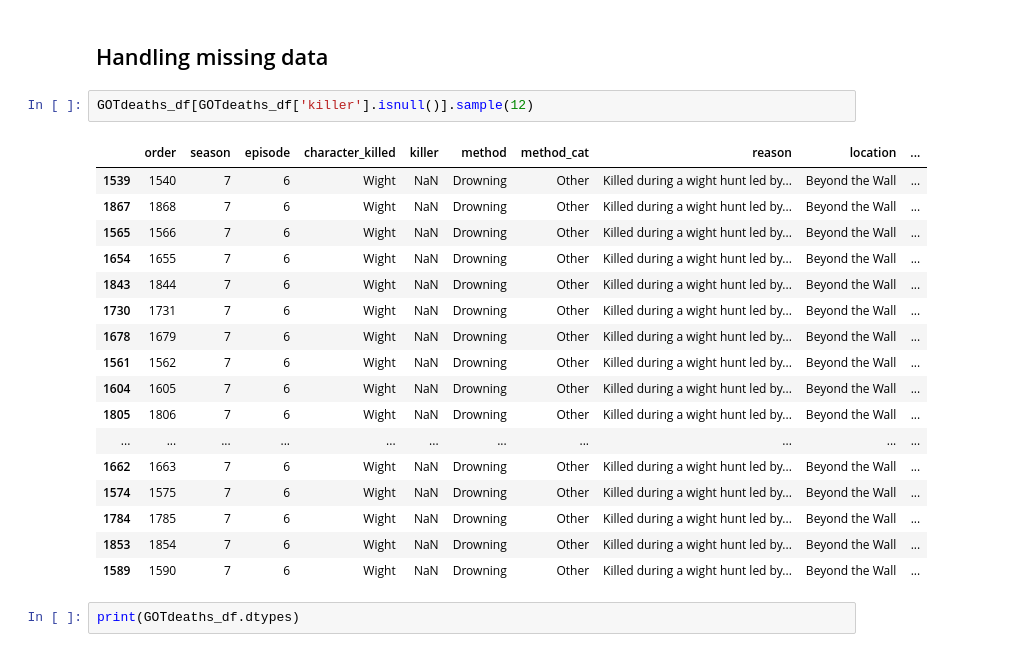
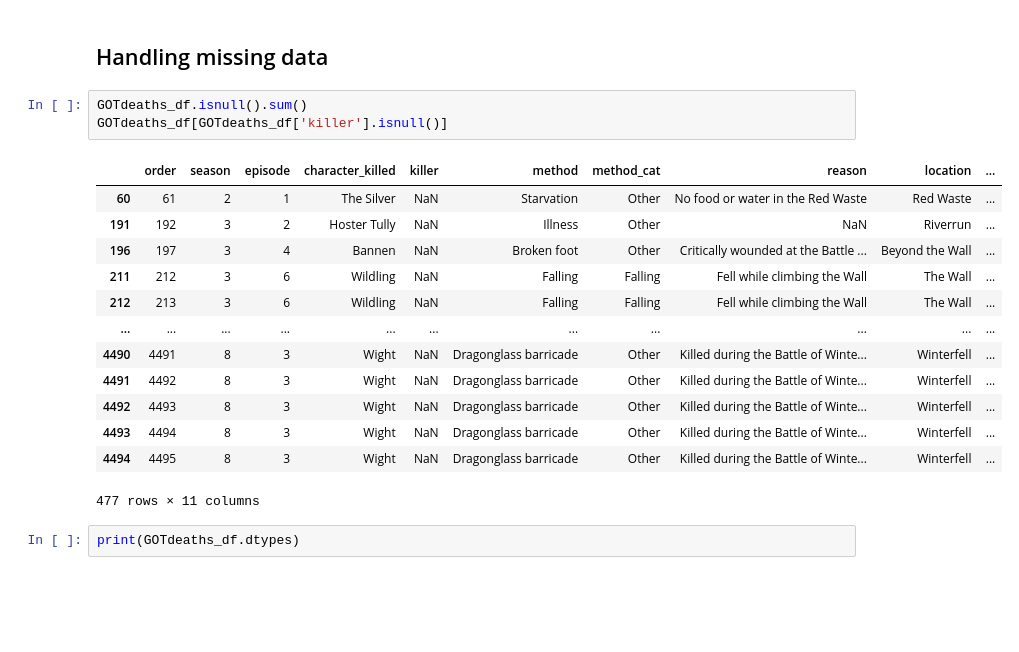
Before and after one commit to YoshChua/CSMODEL_MP, a Jupyter notebook: CSMODEL_MP.ipynb, the cells around one changed output. Drawn from its saved outputs; the diff is of its cells as text; blank space fills up the shorter version.

```diff
--- a/CSMODEL_MP.ipynb
+++ b/CSMODEL_MP.ipynb
@@ -128,25 +138,22 @@ dtype: int64
 # %% [markdown]
 ## Handling missing data
 # %%
-GOTdeaths_df[GOTdeaths_df['killer'].isnull()].sample(12)
+GOTdeaths_df.isnull().sum()
+GOTdeaths_df[GOTdeaths_df['killer'].isnull()]
 # %% [output]
 |  | order | season | episode | character_killed | killer | method | method_cat | reason | location | ... |
-| 1539 | 1540 | 7 | 6 | Wight | NaN | Drowning | Other | Killed during a wight hunt led by... | Beyond the Wall | ... |
-| 1867 | 1868 | 7 | 6 | Wight | NaN | Drowning | Other | Killed during a wight hunt led by... | Beyond the Wall | ... |
-| 1565 | 1566 | 7 | 6 | Wight | NaN | Drowning | Other | Killed during a wight hunt led by... | Beyond the Wall | ... |
-| 1654 | 1655 | 7 | 6 | Wight | NaN | Drowning | Other | Killed during a wight hunt led by... | Beyond the Wall | ... |
-| 1843 | 1844 | 7 | 6 | Wight | NaN | Drowning | Other | Killed during a wight hunt led by... | Beyond the Wall | ... |
-| 1730 | 1731 | 7 | 6 | Wight | NaN | Drowning | Other | Killed during a wight hunt led by... | Beyond the Wall | ... |
-| 1678 | 1679 | 7 | 6 | Wight | NaN | Drowning | Other | Killed during a wight hunt led by... | Beyond the Wall | ... |
-| 1561 | 1562 | 7 | 6 | Wight | NaN | Drowning | Other | Killed during a wight hunt led by... | Beyond the Wall | ... |
-| 1604 | 1605 | 7 | 6 | Wight | NaN | Drowning | Other | Killed during a wight hunt led by... | Beyond the Wall | ... |
-| 1805 | 1806 | 7 | 6 | Wight | NaN | Drowning | Other | Killed during a wight hunt led by... | Beyond the Wall | ... |
+| 60 | 61 | 2 | 1 | The Silver | NaN | Starvation | Other | No food or water in the Red Waste | Red Waste | ... |
+| 191 | 192 | 3 | 2 | Hoster Tully | NaN | Illness | Other | NaN | Riverrun | ... |
+| 196 | 197 | 3 | 4 | Bannen | NaN | Broken foot | Other | Critically wounded at the Battle ... | Beyond the Wall | ... |
+| 211 | 212 | 3 | 6 | Wildling | NaN | Falling | Falling | Fell while climbing the Wall | The Wall | ... |
+| 212 | 213 | 3 | 6 | Wildling | NaN | Falling | Falling | Fell while climbing the Wall | The Wall | ... |
 | ... | ... | ... | ... | ... | ... | ... | ... | ... | ... | ... |
-| 1662 | 1663 | 7 | 6 | Wight | NaN | Drowning | Other | Killed during a wight hunt led by... | Beyond the Wall | ... |
-| 1574 | 1575 | 7 | 6 | Wight | NaN | Drowning | Other | Killed during a wight hunt led by... | Beyond the Wall | ... |
-| 1784 | 1785 | 7 | 6 | Wight | NaN | Drowning | Other | Killed during a wight hunt led by... | Beyond the Wall | ... |
-| 1853 | 1854 | 7 | 6 | Wight | NaN | Drowning | Other | Killed during a wight hunt led by... | Beyond the Wall | ... |
-| 1589 | 1590 | 7 | 6 | Wight | NaN | Drowning | Other | Killed during a wight hunt led by... | Beyond the Wall | ... |
+| 4490 | 4491 | 8 | 3 | Wight | NaN | Dragonglass barricade | Other | Killed during the Battle of Winte... | Winterfell | ... |
+| 4491 | 4492 | 8 | 3 | Wight | NaN | Dragonglass barricade | Other | Killed during the Battle of Winte... | Winterfell | ... |
+| 4492 | 4493 | 8 | 3 | Wight | NaN | Dragonglass barricade | Other | Killed during the Battle of Winte... | Winterfell | ... |
+| 4493 | 4494 | 8 | 3 | Wight | NaN | Dragonglass barricade | Other | Killed during the Battle of Winte... | Winterfell | ... |
+| 4494 | 4495 | 8 | 3 | Wight | NaN | Dragonglass barricade | Other | Killed during the Battle of Winte... | Winterfell | ... |
+477 rows × 11 columns
 # %%
 print(GOTdeaths_df.dtypes)
 # %% [output]
```
Also changed, not shown: parts of 22 cells of this notebook.
